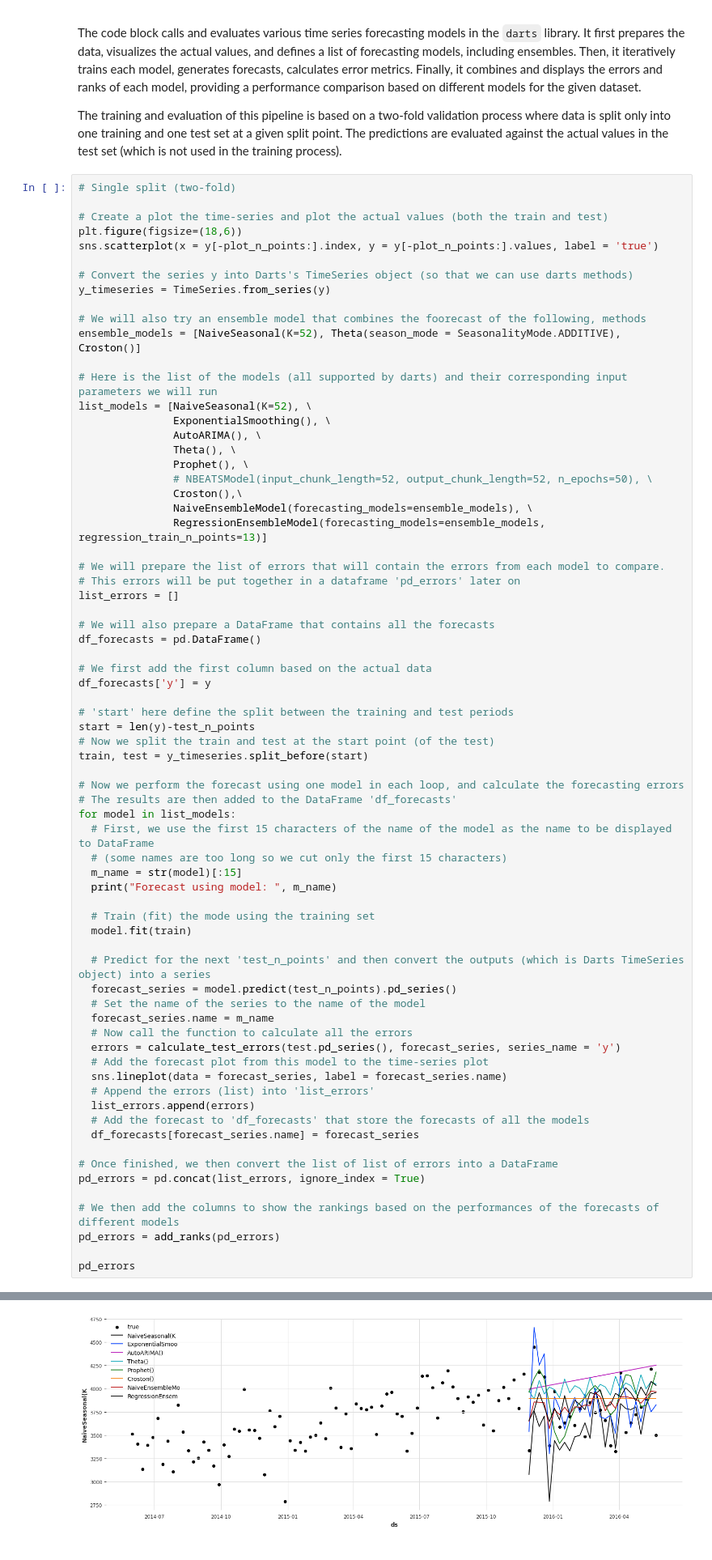
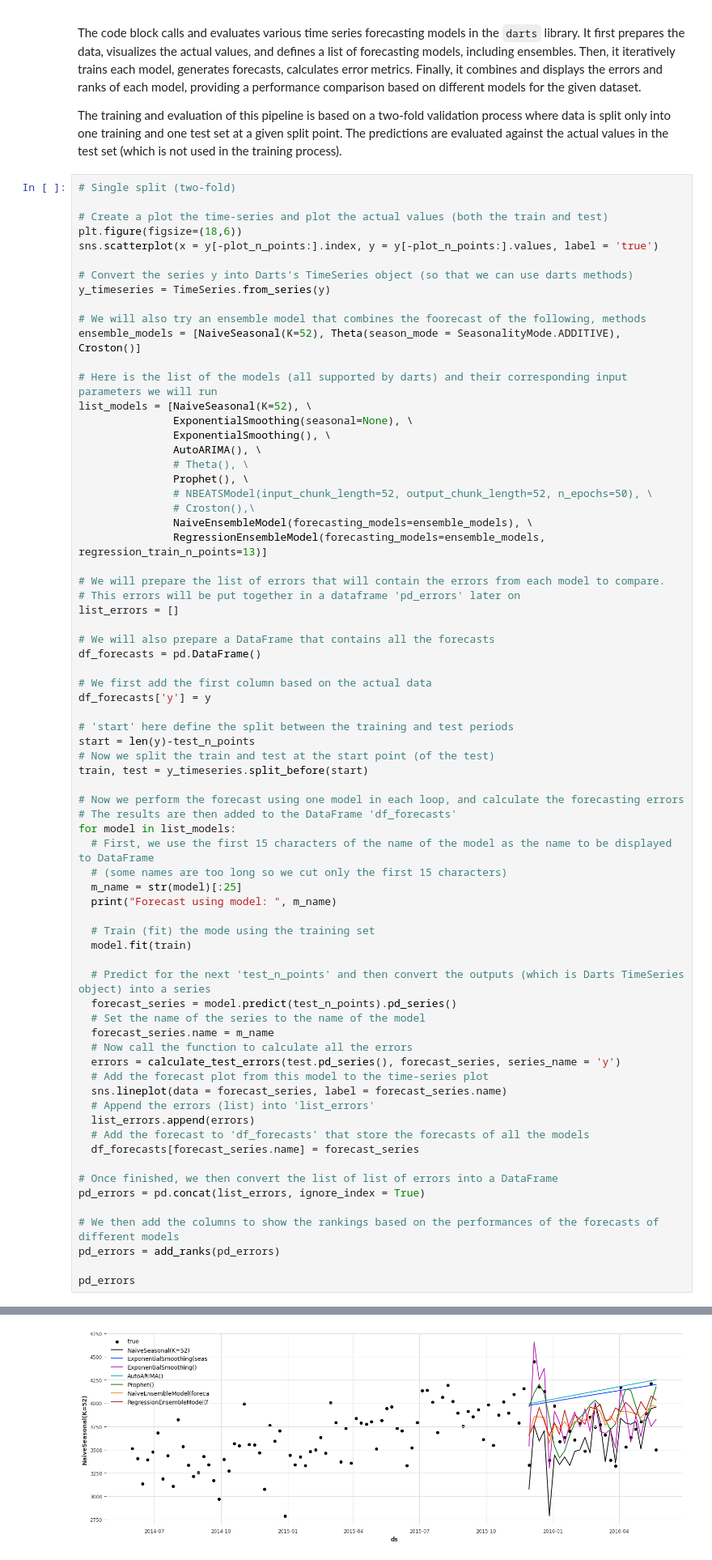
Before and after one commit to acedesci/scanalytics, a Jupyter notebook: EN/S06_Time-Series_Analytics/Demo_Time_Series_Analytics.ipynb, the cells around one changed output, grey strips where cells are left out. Shown at 81% size. Drawn from its saved outputs; the diff is of its cells as text.

```diff
--- a/EN/S06_Time-Series_Analytics/Demo_Time_Series_Analytics.ipynb
+++ b/EN/S06_Time-Series_Analytics/Demo_Time_Series_Analytics.ipynb
@@ -178,12 +178,13 @@ ensemble_models = [NaiveSeasonal(K=52), Theta(season_mode = SeasonalityMode.ADDI
 
 # Here is the list of the models (all supported by darts) and their corresponding input parameters we will run
 list_models = [NaiveSeasonal(K=52), \
+               ExponentialSmoothing(seasonal=None), \
                ExponentialSmoothing(), \
                AutoARIMA(), \
-               Theta(), \
+               # Theta(), \
                Prophet(), \
                # NBEATSModel(input_chunk_length=52, output_chunk_length=52, n_epochs=50), \
-               Croston(),\
+               # Croston(),\
                NaiveEnsembleModel(forecasting_models=ensemble_models), \
                RegressionEnsembleModel(forecasting_models=ensemble_models, regression_train_n_points=13)]
 
@@ -207,7 +208,7 @@ train, test = y_timeseries.split_before(start)
 for model in list_models:
   # First, we use the first 15 characters of the name of the model as the name to be displayed to DataFrame
   # (some names are too long so we cut only the first 15 characters)
-  m_name = str(model)[:15]
+  m_name = str(model)[:25]
   print("Forecast using model: ", m_name)
 
   # Train (fit) the mode using the training set
@@ -265,4 +264,4 @@ Forecast using model:  RegressionEnsem
-[figure, old version]
+[figure, new version]
 # %% [markdown]
 ## Define rolling forecasts and plot functions
 
```
Also changed, not shown: parts of 8 cells of this notebook.
